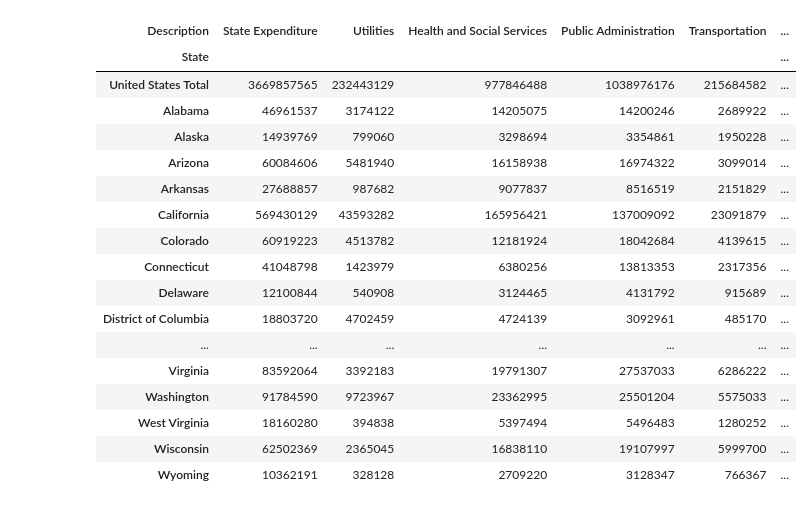
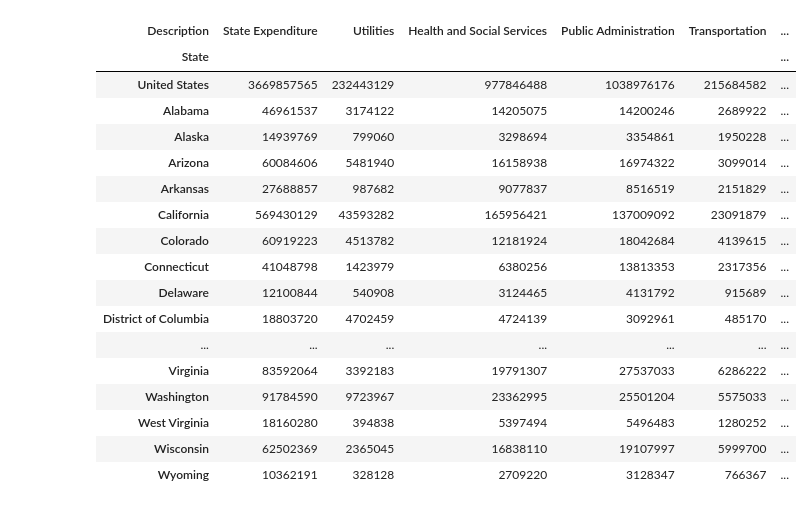
Before and after one commit to uchicago-2023-capp30122/30122-project-cappy-funding, a Jupyter notebook: clean_notebook.ipynb, the cells around one changed output. Saved outputs shown, nothing was run; the diff lists cells and outputs as text; code cells hidden in the pictures.

```diff
--- a/clean_notebook.ipynb
+++ b/clean_notebook.ipynb
@@ -36,37 +48,36 @@ df.rename(columns = {'Expenditure1':'State Expenditure',
 for col in [col for col in df.columns]:
     if col != "State":
         df[col] = df[col].str.replace(',','')
         df[col] = df[col].astype(int)
 
 df["Health and Social Services"] = df[social].sum(axis=1)
 df["Education"] = df[educ].sum(axis=1)
 df["Public Administration"] = df[educ].sum(axis=1)
 df["Transportation"] = df[transport].sum(axis=1)
 df.drop(columns = social + educ + govt + transport, inplace=True)
+df['State'] = df['State'].replace('United States Total','United States')
 
 required_col_names = [col for col in df.columns[1:]]
 
 for col in [col for col in required_col_names]:
     if col == "State Expenditure":
         col_name = col + " as % of US Expenditure"
     else:
         col_name = col + " (State Expenditure as % of Total US)"
 
     df[col + " (State Expenditure as % of Total US)"] = \
         df.apply(lambda x : (x[col] / int(df.loc[df["State"] ==
-            "United States Total", col])) * 100, axis = 1)
+            "United States", col])) * 100, axis = 1)
     df[col + " (as % of Total State Expenditure)"] = (df[col] /
     df["State Expenditure"] * 100)
 
 df.set_index(["State"], inplace = True)
 
-cleaned_data = df.to_csv("cleaned_data")
-
 df
 # %% [output]
 | Description | State Expenditure | Utilities | Health and Social Services | Public Administration | Transportation | ... |
 | State |  |  |  |  |  | ... |
-| United States Total | 3669857565 | 232443129 | 977846488 | 1038976176 | 215684582 | ... |
+| United States | 3669857565 | 232443129 | 977846488 | 1038976176 | 215684582 | ... |
 | Alabama | 46961537 | 3174122 | 14205075 | 14200246 | 2689922 | ... |
 | Alaska | 14939769 | 799060 | 3298694 | 3354861 | 1950228 | ... |
 | Arizona | 60084606 | 5481940 | 16158938 | 16974322 | 3099014 | ... |
```
Also changed, not shown: parts of 5 cells of this notebook.
